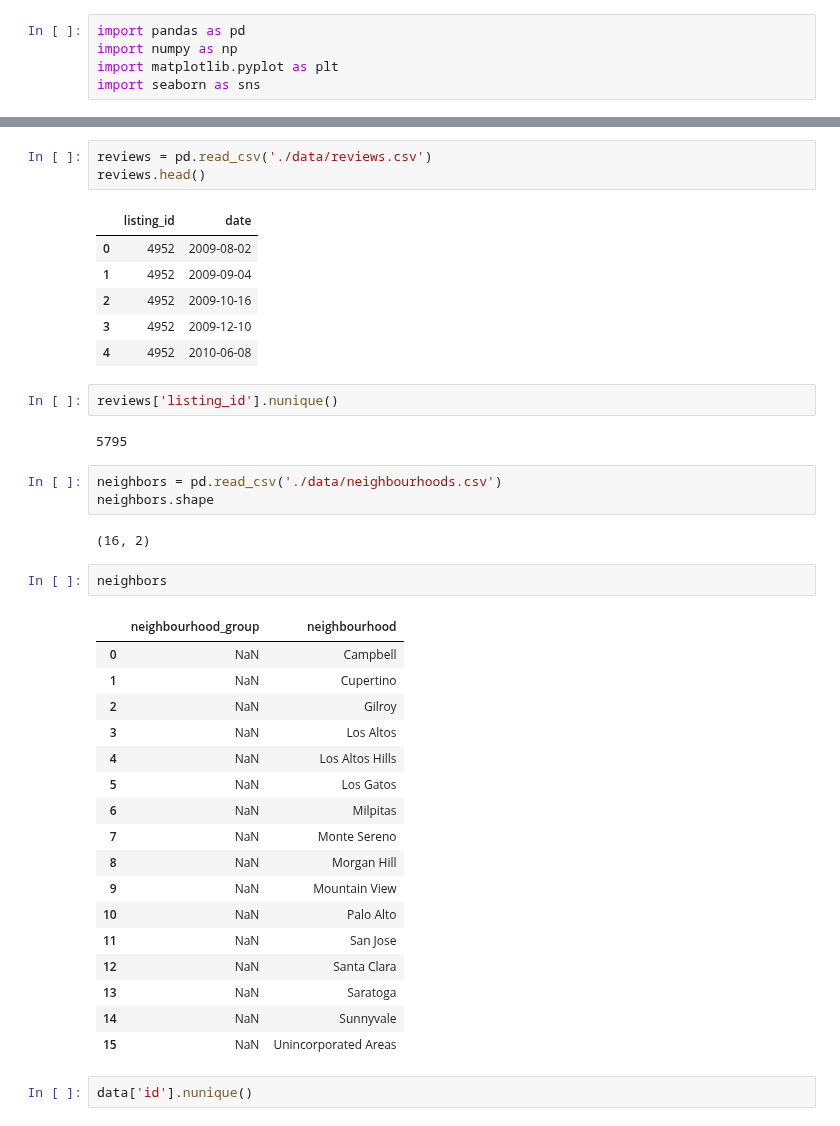
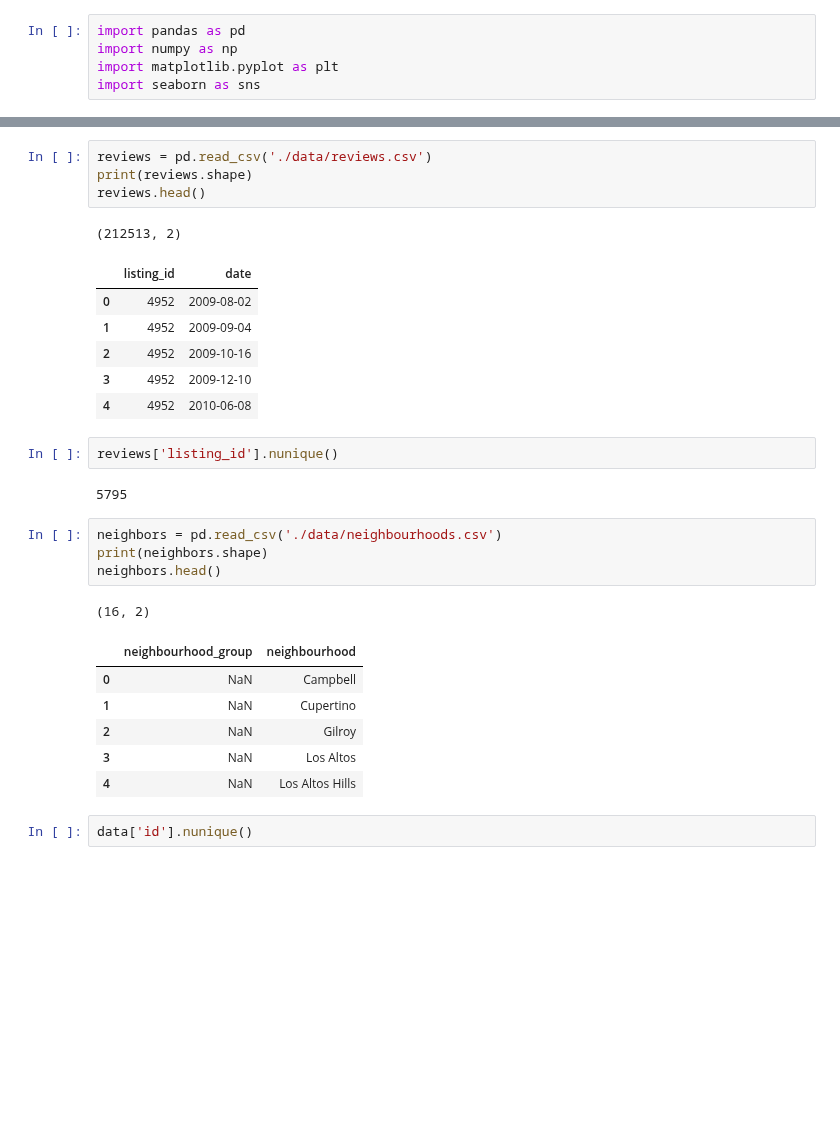
Before and after one commit to johnfcchan/crackdatescience, a Jupyter notebook: Airbnb_evan.ipynb, the cells around one changed output, grey strips where cells are left out. Drawn from its saved outputs; the diff is of its cells as text; blank space fills up the shorter version.

```diff
--- a/Airbnb_evan.ipynb
+++ b/Airbnb_evan.ipynb
@@ -50,7 +52,9 @@ data.head()
 # %%
 reviews = pd.read_csv('./data/reviews.csv')
+print(reviews.shape)
 reviews.head()
 # %% [output]
+(212513, 2)
 |  | listing_id | date |
 | 0 | 4952 | 2009-08-02 |
 | 1 | 4952 | 2009-09-04 |
@@ -63,29 +67,16 @@ reviews['listing_id'].nunique()
 5795
 # %%
 neighbors = pd.read_csv('./data/neighbourhoods.csv')
-neighbors.shape
+print(neighbors.shape)
+neighbors.head()
 # %% [output]
 (16, 2)
+|  | neighbourhood_group | neighbourhood |
+| 0 | NaN | Campbell |
+| 1 | NaN | Cupertino |
+| 2 | NaN | Gilroy |
+| 3 | NaN | Los Altos |
+| 4 | NaN | Los Altos Hills |
-# %%
-neighbors
-# %% [output]
-|  | neighbourhood_group | neighbourhood |
-| 0 | NaN | Campbell |
-| 1 | NaN | Cupertino |
-| 2 | NaN | Gilroy |
-| 3 | NaN | Los Altos |
-| 4 | NaN | Los Altos Hills |
-| 5 | NaN | Los Gatos |
-| 6 | NaN | Milpitas |
-| 7 | NaN | Monte Sereno |
-| 8 | NaN | Morgan Hill |
-| 9 | NaN | Mountain View |
-| 10 | NaN | Palo Alto |
-| 11 | NaN | San Jose |
-| 12 | NaN | Santa Clara |
-| 13 | NaN | Saratoga |
-| 14 | NaN | Sunnyvale |
-| 15 | NaN | Unincorporated Areas |
 # %%
 data['id'].nunique()
 # %% [output]
```
Also changed, not shown: parts of 1 cell of this notebook, 1 other file.
